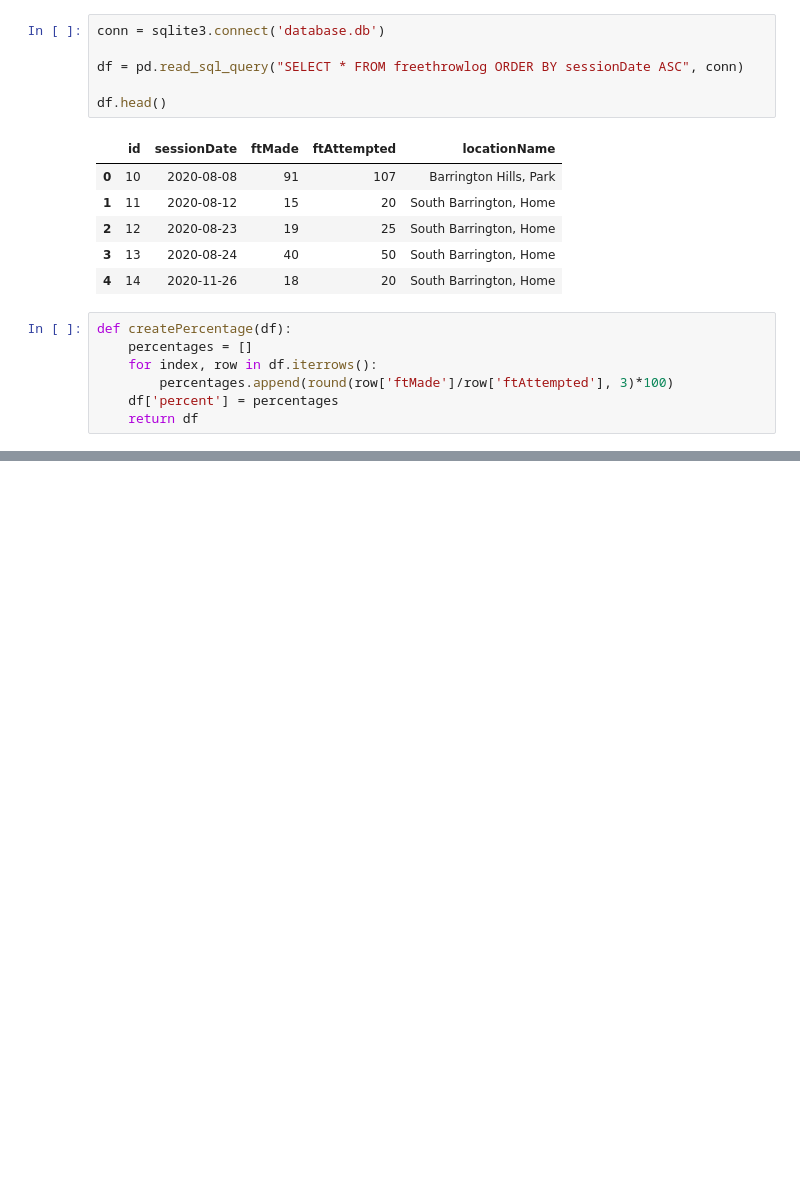
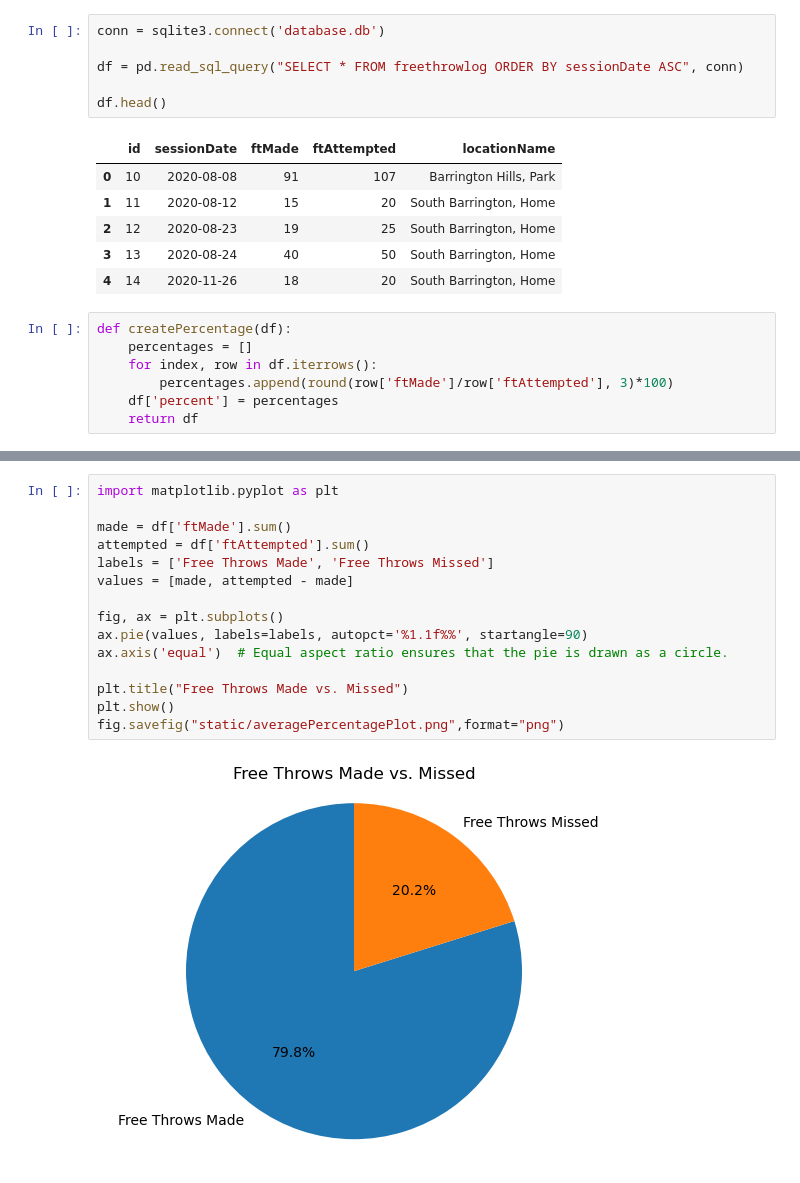
Before and after one commit to arnie12a/Free-Throw-Tracker, a Jupyter notebook: main.ipynb, the cells around one changed output, grey strips where cells are left out. Saved outputs shown, nothing was run; the diff lists cells and outputs as text; blank space fills up the shorter version.

```diff
--- a/main.ipynb
+++ b/main.ipynb
@@ -88,0 +110,17 @@ plt.show()
+# %%
+import matplotlib.pyplot as plt
+
+made = df['ftMade'].sum()
+attempted = df['ftAttempted'].sum()
+labels = ['Free Throws Made', 'Free Throws Missed']
+values = [made, attempted - made]
+
+fig, ax = plt.subplots()
+ax.pie(values, labels=labels, autopct='%1.1f%%', startangle=90)
+ax.axis('equal')  # Equal aspect ratio ensures that the pie is drawn as a circle.
+
+plt.title("Free Throws Made vs. Missed")
+plt.show()
+fig.savefig("static/averagePercentagePlot.png",format="png")
+# %% [output]
+[figure, added]
```
Also changed, not shown: parts of 2 cells of this notebook, 4 other files.
